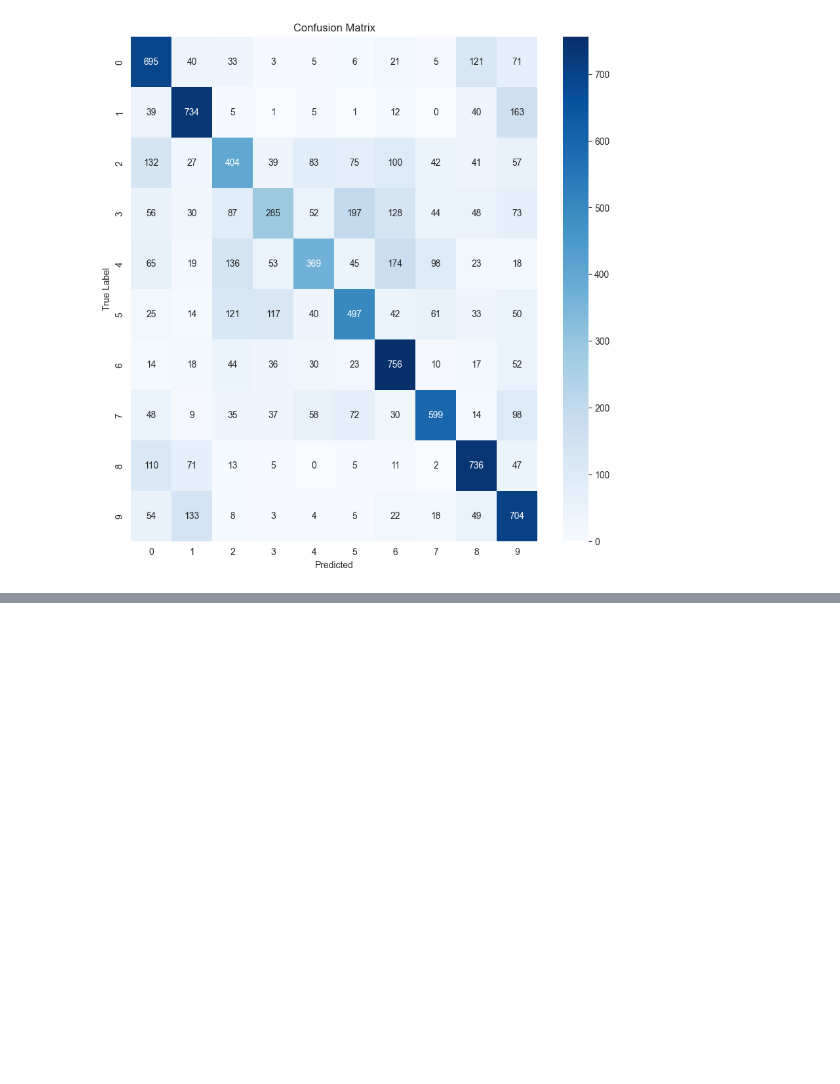
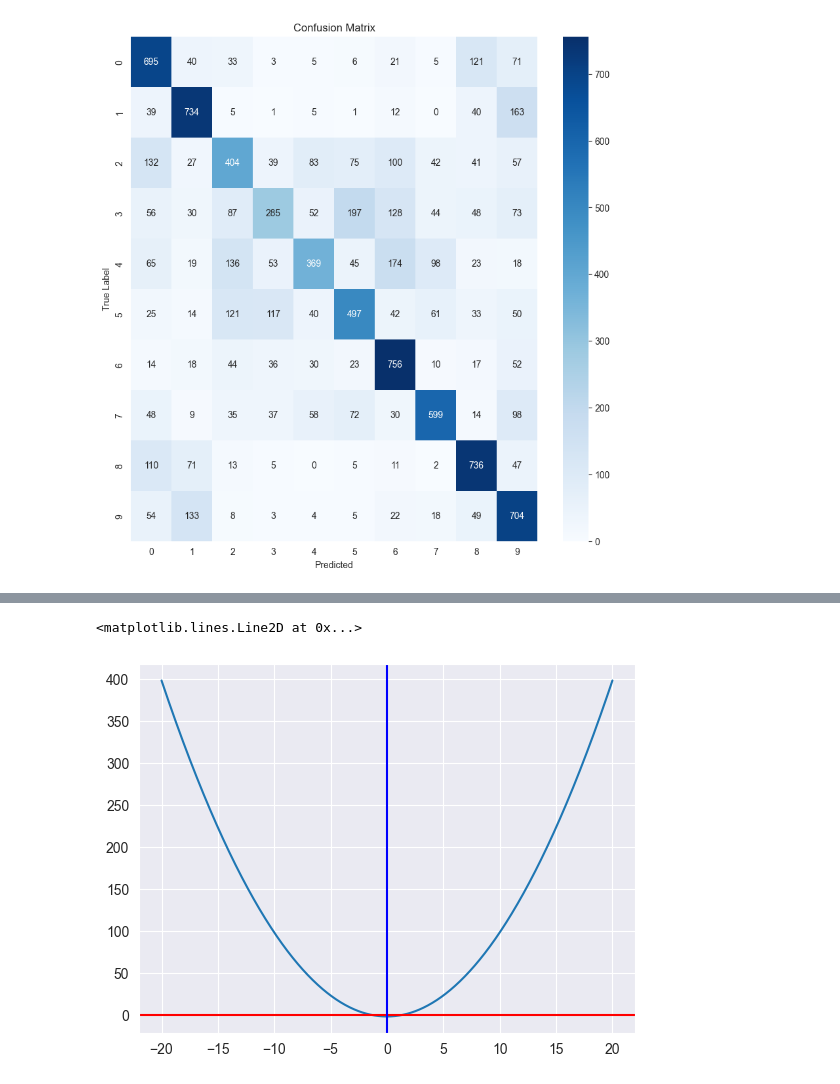
Before and after one commit to mrfratti/fihajo, a Jupyter notebook: notebooks/cifar10_test.ipynb, the cells around one changed output, grey strips where cells are left out. Saved outputs shown, nothing was run; the diff lists cells and outputs as text; code cells hidden in the pictures; blank space fills up the shorter version.

```diff
--- a/notebooks/cifar10_test.ipynb
+++ b/notebooks/cifar10_test.ipynb
@@ -247,3 +247,27 @@ plt.show()
 # %% [output]
 [figure]
 [figure]
+# %%
+def f(x):
+    return (x**2)-2
+
+from numpy import *
+x= linspace(-20,20,1000)
+
+y = f(x)
+print(y)
+
+x1=-5
+x2=5
+e=0.001
+count=0
+
+while abs(x1-x2) > e:
+    count += 1
+    m = (x1+x2)/2
+    if f(x1-x2)*f(m) < 0:
+        x2 = m
+    else:
+        x1=m
+print(f'Nullpunkt: {x2}, {f(x2)}')
+print(count)
@@ -249,0 +292,7 @@ plt.show()
+# %%
+plt.plot(x,y)
+plt.axhline(y=0,color='r')
+plt.axvline(x=0, color='b')
+# %% [output]
+<matplotlib.lines.Line2D at 0x...>
+[figure, added]
```
Also changed, not shown: parts of 1 cell of this notebook, 2 other files.
